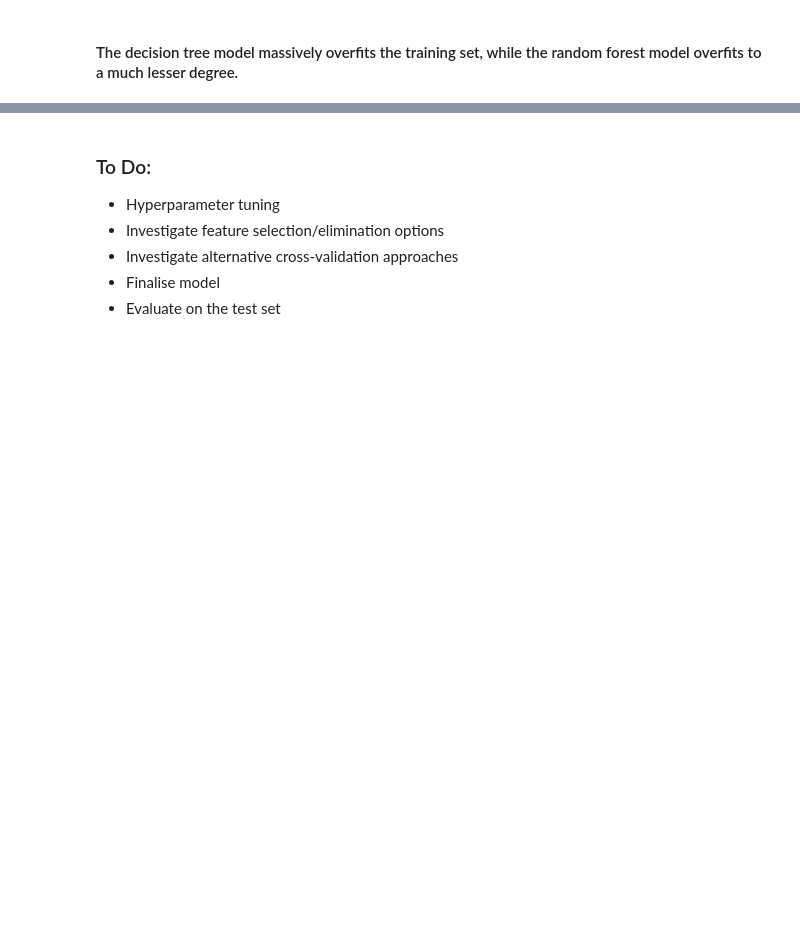
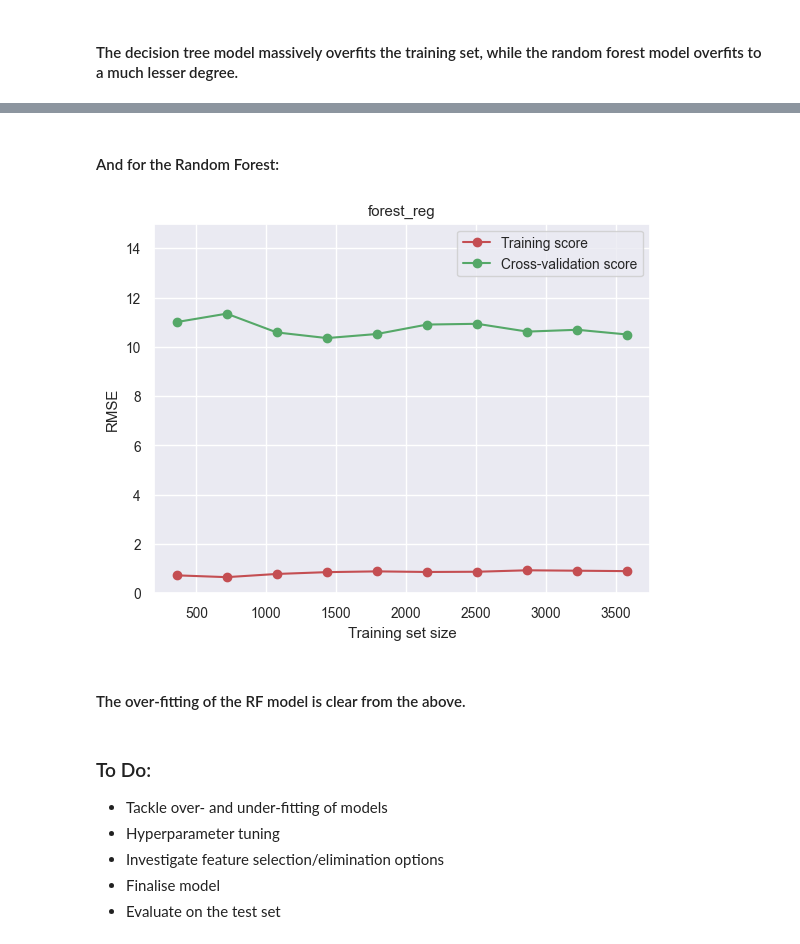
Before and after one commit to gs354/parkinsons_telemonitoring, a Jupyter notebook: parkinsons_telemonitoring/parkinsons_predict.ipynb, the cells around one changed output, grey strips where cells are left out. Cells and saved outputs as stored; diff of their text form; code cells hidden in the pictures; blank space fills up the shorter version.

```diff
--- a/parkinsons_telemonitoring/parkinsons_predict.ipynb
+++ b/parkinsons_telemonitoring/parkinsons_predict.ipynb
@@ -565,7 +658,32 @@ plt.show()
+# %% [markdown]
+#### And for the Random Forest:
+# %%
+fig, ax = plt.subplots(1, 1)
+gss = GroupShuffleSplit(n_splits=5, train_size=.8, random_state=1)
+estimator = models["forest_reg"]
+plt = plot_learning_curve(
+    estimator,
+    X_scaled,
+    y,
+    groups=subject_ids,
+    scoring="neg_mean_squared_error",
+    ax=ax,
+    ylim=(0, 15),
+    cv=gss,
+    train_sizes=np.linspace(0.1, 1.0, 10),
+    logscale=False,
+    title="forest_reg",
+)
+
+plt.show()
+# %% [output]
+[figure, added]
+# %% [markdown]
+#### The over-fitting of the RF model is clear from the above.
 # %% [markdown]
 ### To Do:
+- Tackle over- and under-fitting of models
 - Hyperparameter tuning
 - Investigate feature selection/elimination options
-- Investigate alternative cross-validation approaches
 - Finalise model
 - Evaluate on the test set
```
Also changed, not shown: parts of 6 cells of this notebook.
